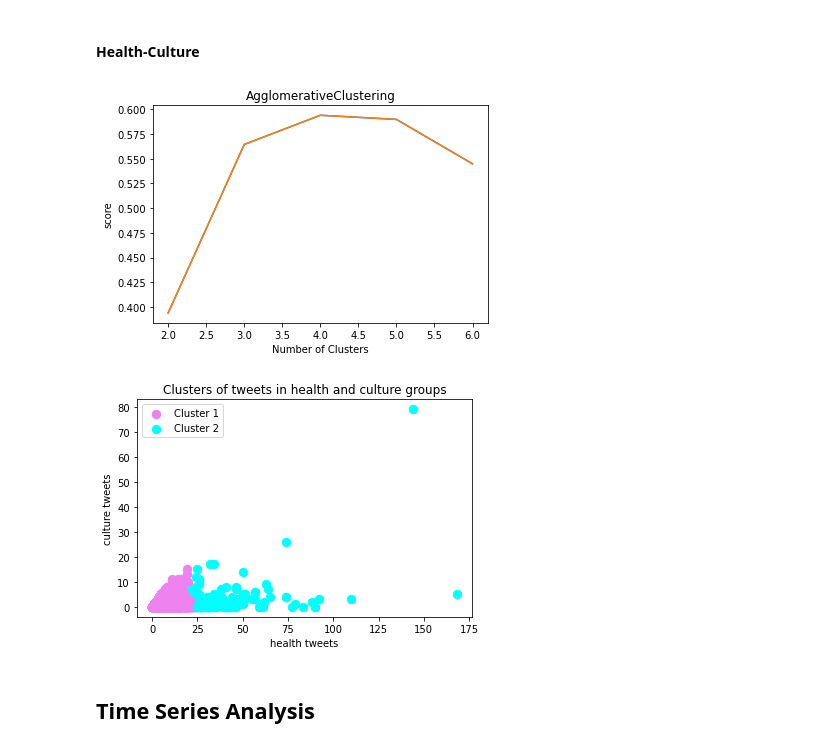
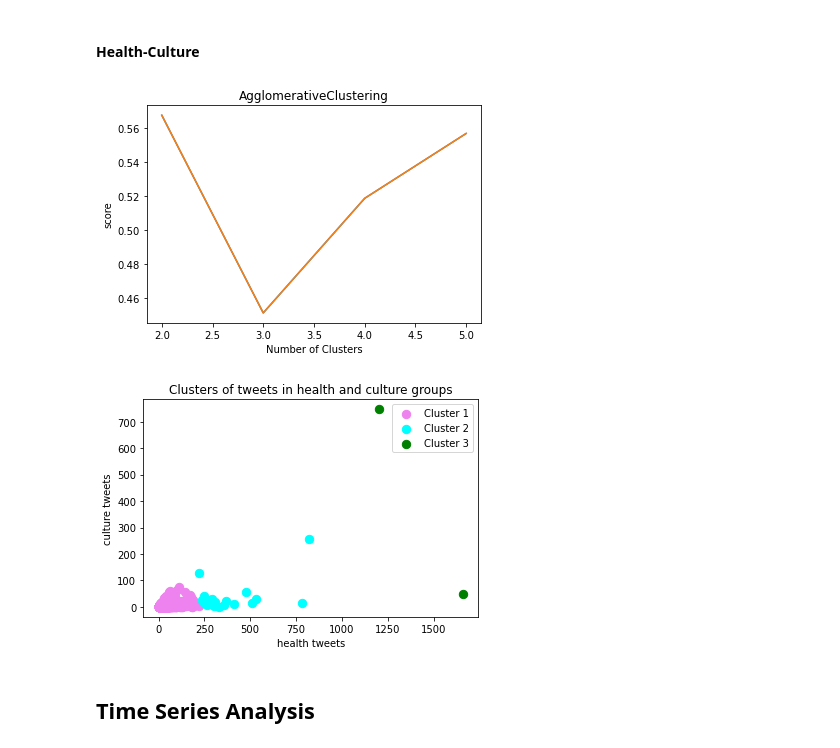
Before and after one commit to FanWu6/6105_final_project, a Jupyter notebook: tweets_classification_cluster.ipynb, the cells around one changed output. Saved outputs shown, nothing was run; the diff lists cells and outputs as text; code cells hidden in the pictures.

```diff
--- a/tweets_classification_cluster.ipynb
+++ b/tweets_classification_cluster.ipynb
@@ -82,7 +82,7 @@ Drop the rows which its tweets is null
 # %%
 tweets_bowl.dropna(subset=['tweets'],inplace=True)
 #if using AgglomerativeClustering, open this since data is so large that would make kernel collapsed
-tweets_bowl = tweets_bowl.sample(frac=0.1)
+# tweets_bowl = tweets_bowl.sample(frac=0.1)
 tweets_bowl.head()
 # %% [output]
 |  | tweets | screen_name |
@@ -715,6 +715,7 @@ def cluster_plot(data, n_clusters, title, xlabel, ylabel):
 # %% [markdown]
 ####  economic and social
 # %%
-X = pivot_clusters[['economic', 'social']].values
+pivot_clusters_agg = pivot_clusters.sample(frac=0.1)
+X = pivot_clusters_agg[['economic', 'social']].values
 get_best_cluster(X)
 # %% [output]
@@ -726,14 +727,14 @@ cluster_plot(X, 5, "Clusters of tweets in economic and social groups", "economic
 # %% [markdown]
 #### Health-Culture
 # %%
-X = pivot_clusters[['health', 'culture']].values
+X = pivot_clusters_agg[['health', 'culture']].values
 get_best_cluster(X)
 # %% [output]
-[figure, old version]
+[figure, new version]
 # %%
-cluster_plot(X, 2, "Clusters of tweets in health and culture groups", "health tweets", "culture tweets")
+cluster_plot(X, 3, "Clusters of tweets in health and culture groups", "health tweets", "culture tweets")
 # %% [output]
-[figure, old version]
+[figure, new version]
 # %% [markdown]
 ## Time Series Analysis
 # %%
```
Also changed, not shown: parts of 4 cells of this notebook, 1 other file.
